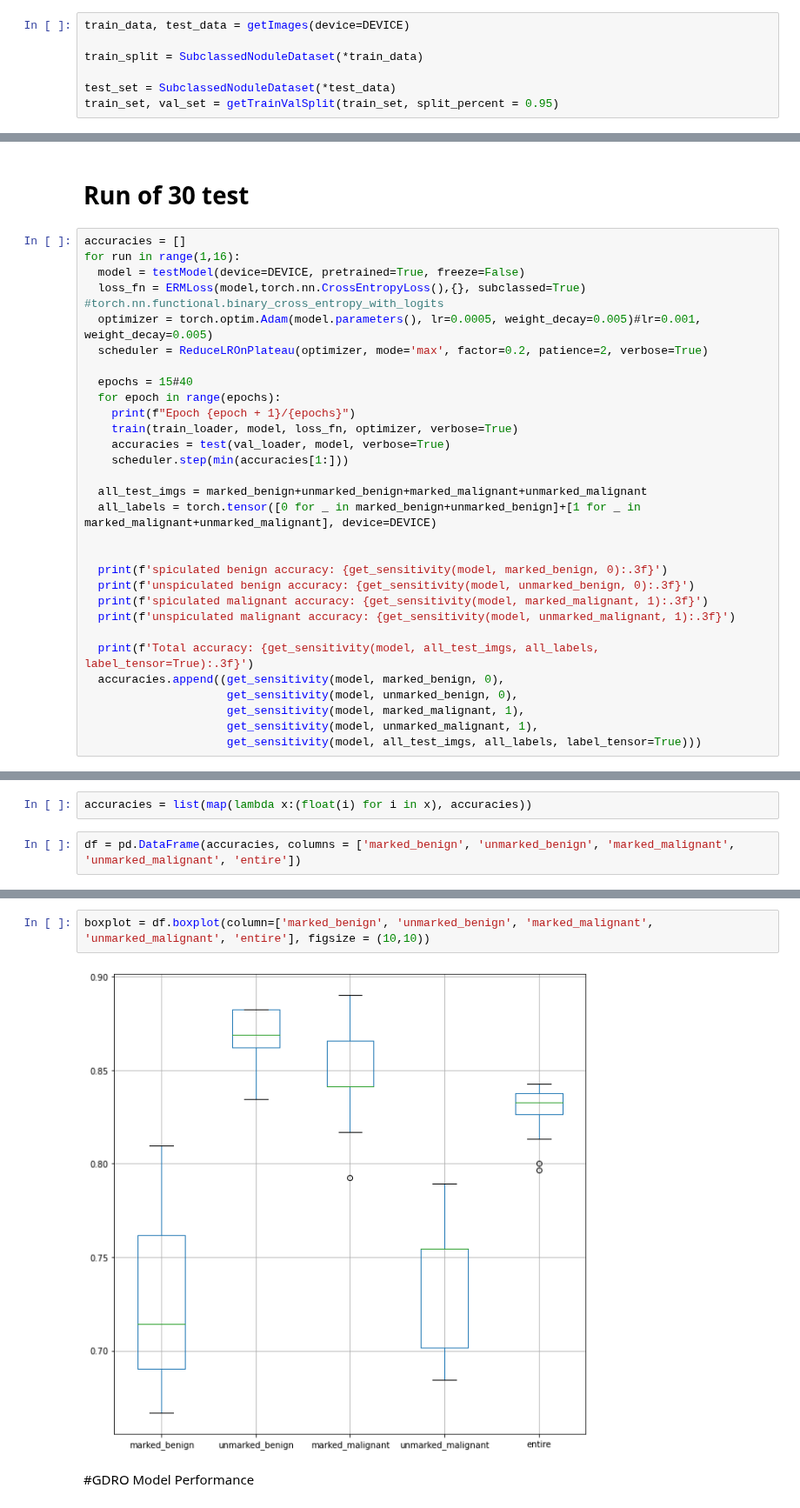
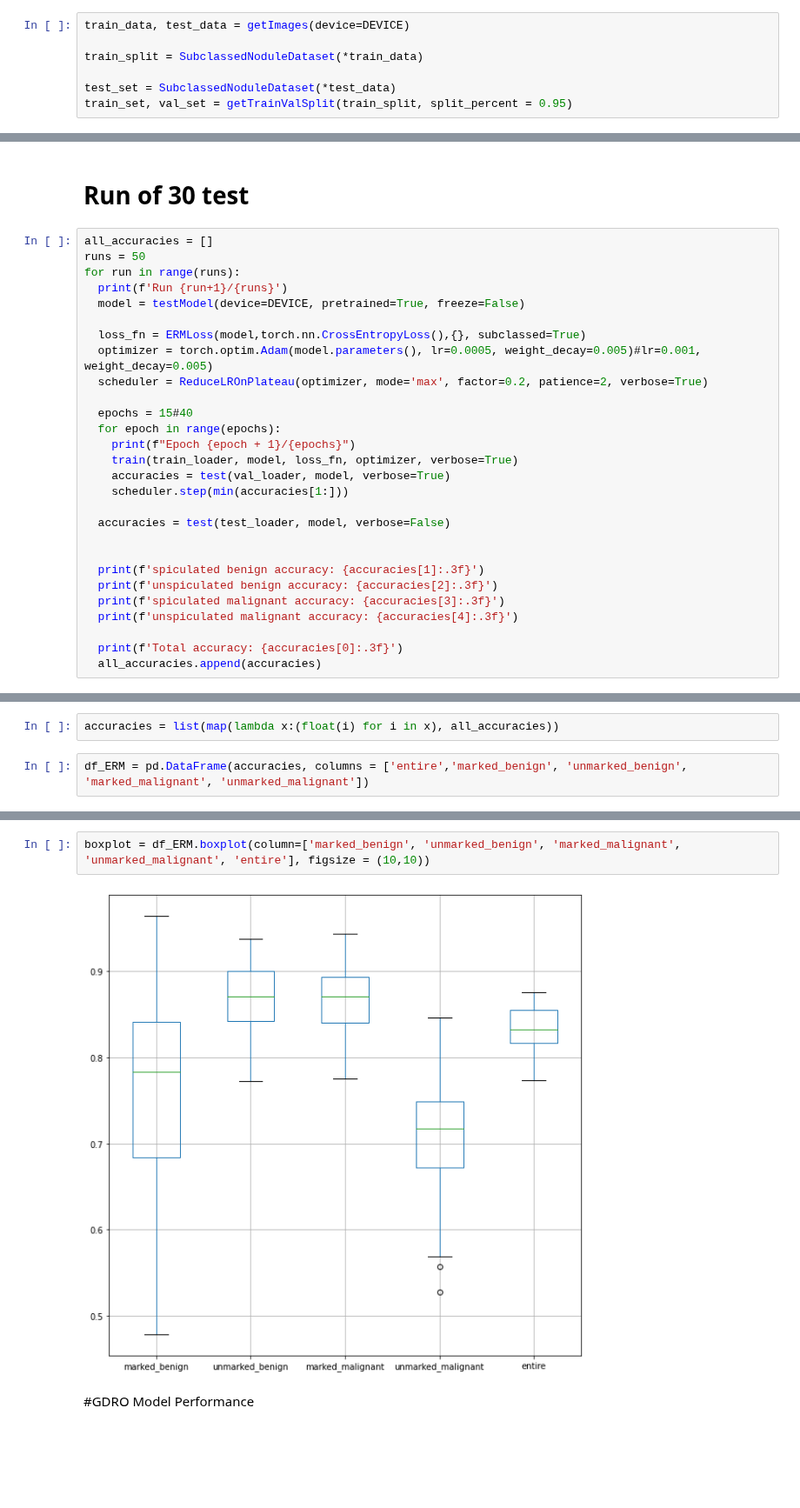
Before and after one commit to mtzig/LIDC_GDRO, a Jupyter notebook: notebooks/lidc_transfer_learning_models.ipynb, the cells around one changed output, grey strips where cells are left out. Shown at 87% size. Cells and saved outputs as stored; diff of their text form; blank space fills up the shorter version.

```diff
--- a/notebooks/lidc_transfer_learning_models.ipynb
+++ b/notebooks/lidc_transfer_learning_models.ipynb
@@ -107,7 +104,7 @@ train_data, test_data = getImages(device=DEVICE)
 train_split = SubclassedNoduleDataset(*train_data)
 
 test_set = SubclassedNoduleDataset(*test_data)
-train_set, val_set = getTrainValSplit(train_set, split_percent = 0.95)
+train_set, val_set = getTrainValSplit(train_split, split_percent = 0.95)
 # %%
 # train_loader = getSubtypedDataLoader(train_set,5)
 # %%
@@ -210,10 +207,13 @@ scheduler = ReduceLROnPlateau(optimizer, mode='max', factor=0.2, patience=2, ver
 # %% [markdown]
 # Run of 30 test
 # %%
-accuracies = []
-for run in range(1,16):
+all_accuracies = []
+runs = 50
+for run in range(runs):
+  print(f'Run {run+1}/{runs}')
   model = testModel(device=DEVICE, pretrained=True, freeze=False)
-  loss_fn = ERMLoss(model,torch.nn.CrossEntropyLoss(),{}, subclassed=True) #torch.nn.functional.binary_cross_entropy_with_logits
+
+  loss_fn = ERMLoss(model,torch.nn.CrossEntropyLoss(),{}, subclassed=True)
   optimizer = torch.optim.Adam(model.parameters(), lr=0.0005, weight_decay=0.005)#lr=0.001, weight_decay=0.005)
   scheduler = ReduceLROnPlateau(optimizer, mode='max', factor=0.2, patience=2, verbose=True)
 
@@ -224,19 +224,14 @@ for run in range(1,16):
     accuracies = test(val_loader, model, verbose=True)
     scheduler.step(min(accuracies[1:]))
 
-  all_test_imgs = marked_benign+unmarked_benign+marked_malignant+unmarked_malignant
-  all_labels = torch.tensor([0 for _ in marked_benign+unmarked_benign]+[1 for _ in marked_malignant+unmarked_malignant], device=DEVICE)
+  accuracies = test(test_loader, model, verbose=False)
 
 
-  print(f'spiculated benign accuracy: {get_sensitivity(model, marked_benign, 0):.3f}')
-  print(f'unspiculated benign accuracy: {get_sensitivity(model, unmarked_benign, 0):.3f}')
-  print(f'spiculated malignant accuracy: {get_sensitivity(model, marked_malignant, 1):.3f}')
-  print(f'unspiculated malignant accuracy: {get_sensitivity(model, unmarked_malignant, 1):.3f}')
+  print(f'spiculated benign accuracy: {accuracies[1]:.3f}')
+  print(f'unspiculated benign accuracy: {accuracies[2]:.3f}')
+  print(f'spiculated malignant accuracy: {accuracies[3]:.3f}')
+  print(f'unspiculated malignant accuracy: {accuracies[4]:.3f}')
 
-  print(f'Total accuracy: {get_sensitivity(model, all_test_imgs, all_labels, label_tensor=True):.3f}')
-  accuracies.append((get_sensitivity(model, marked_benign, 0),
-                     get_sensitivity(model, unmarked_benign, 0),
-                     get_sensitivity(model, marked_malignant, 1),
-                     get_sensitivity(model, unmarked_malignant, 1),
-                     get_sensitivity(model, all_test_imgs, all_labels, label_tensor=True)))
+  print(f'Total accuracy: {accuracies[0]:.3f}')
+  all_accuracies.append(accuracies)
 # %% [output]
@@ -267,5 +261,5 @@ tensor(0.8286, device='cuda:0')
 # %%
-accuracies = list(map(lambda x:(float(i) for i in x), accuracies))
+accuracies = list(map(lambda x:(float(i) for i in x), all_accuracies))
 # %%
-df = pd.DataFrame(accuracies, columns = ['marked_benign', 'unmarked_benign', 'marked_malignant', 'unmarked_malignant', 'entire'])
+df_ERM = pd.DataFrame(accuracies, columns = ['entire','marked_benign', 'unmarked_benign', 'marked_malignant', 'unmarked_malignant'])
 # %%
@@ -282,7 +276,7 @@ df.to_csv('cnn_erm_accuracies.csv')
 # %%
-boxplot = df.boxplot(column=['marked_benign', 'unmarked_benign', 'marked_malignant', 'unmarked_malignant', 'entire'], figsize = (10,10))
+boxplot = df_ERM.boxplot(column=['marked_benign', 'unmarked_benign', 'marked_malignant', 'unmarked_malignant', 'entire'], figsize = (10,10))
 # %% [output]
-[figure, old version]
+[figure, new version]
 # %% [markdown]
 #GDRO Model Performance
 # %%
```
Also changed, not shown: parts of 11 cells of this notebook.
